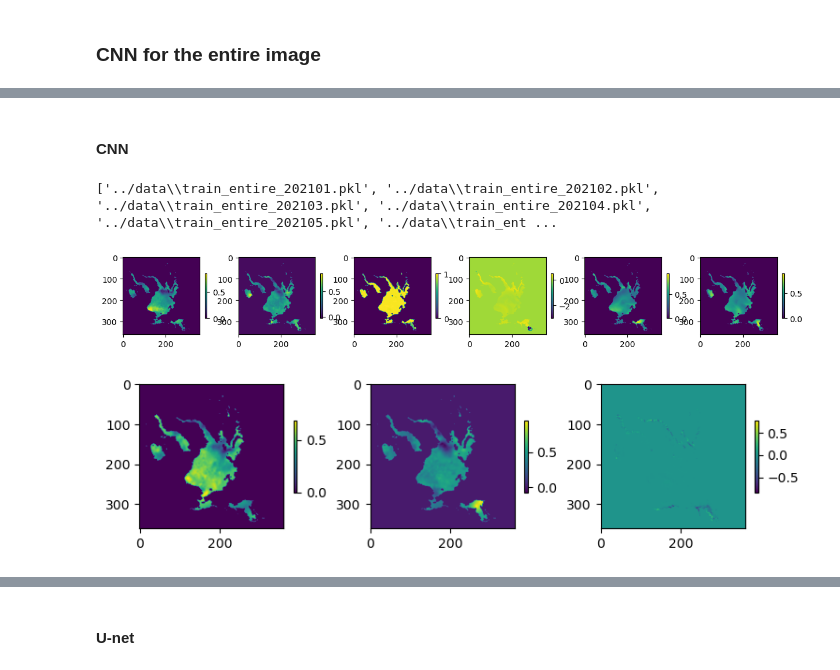
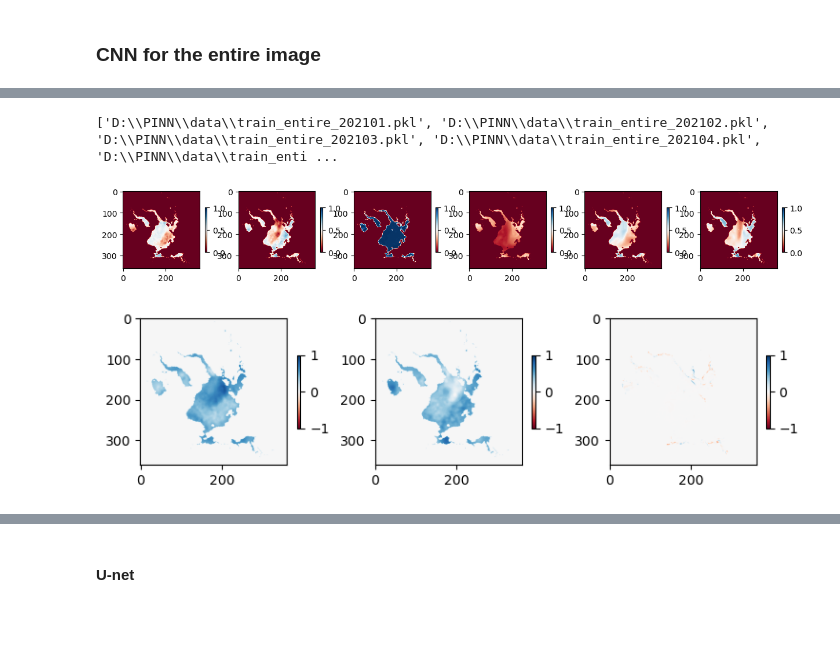
Before and after one commit to BinaLab/PINN_seaice, a Jupyter notebook: Read_data_CNN.ipynb, the cells around one changed output, grey strips where cells are left out. Drawn from its saved outputs; the diff is of its cells as text; code cells hidden in the pictures; blank space fills up the shorter version.

```diff
--- a/Read_data_CNN.ipynb
+++ b/Read_data_CNN.ipynb
@@ -773,3 +385,0 @@ print("Complete creating input data")
-# %%
-n_samples = np.arange(60,61)
-xx, yy, test_input, test_output = make_dataset(year, n_samples, ds, datatype = "table")
@@ -893,18 +386,2 @@ for k in range(0, len(ax)):
-# %%
-model = models.Sequential([
-    tf.keras.layers.Flatten(input_shape=np.shape(train_input)[1:]),
-    tf.keras.layers.Dense(128, activation='relu'),
-    tf.keras.layers.Dense(27)
-])
-
-model.summary()
-
-# tf.keras.Model(inputs, outputs, name="U-Net")
-# unet_model.compile(optimizer=tf.keras.optimizers.Adam(),
-#                    loss="sparse_categorical_crossentropy",
-#                    metrics="accuracy")
-
-model.compile(optimizer='adam', loss=physics_loss())
-model.fit(train_input, train_output, epochs=10, verbose = 1)
 # %% [markdown]
 ### CNN for the entire image
@@ -919,14 +388,18 @@ plt.imshow(a[:, :, 2])
-# %% [markdown]
-#### CNN
 # %%
-files = glob.glob('../data/train_entire_20*.pkl')
+## Entire-type data
+data_path = "D:\\PINN\\data"
+model_path = "D:\\PINN\\model"
+
+files = glob.glob(data_path + '/train_entire_2021*.pkl')
 print(files)
 
 first = True
 for f in files:
     with open(f, 'rb') as file:
         xx, yy, input0, output0 = pickle.load(file)
-        output0[:, :, :, 2] = output0[:, :, :, 2] - input0[:, :, :, 2]
+        d_sic = output0[:, :, :, 2] - input0[:, :, :, 2]
+        output0[:, :, :, 2] = d_sic
+
     if first:
         train_input = input0
         train_output = output0
@@ -934,25 +407,22 @@ for f in files:
     else:
         train_input = np.concatenate((train_input, input0))
         train_output = np.concatenate((train_output, output0))
-
-with open('../data/train_entire_202103.pkl', 'rb') as file:
-    xx, yy, test_input, test_output = pickle.load(file)
 # %% [output]
-['../data\\train_entire_202101.pkl', '../data\\train_entire_202102.pkl', '../data\\train_entire_202103.pkl', '../data\\train_entire_202104.pkl', '../data\\train_entire_202105.pkl', '../data\\train_ent ...
+['D:\\PINN\\data\\train_entire_202101.pkl', 'D:\\PINN\\data\\train_entire_202102.pkl', 'D:\\PINN\\data\\train_entire_202103.pkl', 'D:\\PINN\\data\\train_entire_202104.pkl', 'D:\\PINN\\data\\train_enti ...
 # %%
-ind = 80
+ind = 100
 fig, ax = plt.subplots(1, 6, figsize = (15,2))
 for k in range(0, len(ax)):
-    p = ax[k].imshow(train_input[ind, :, :, k])
+    p = ax[k].imshow(train_input[ind, :, :, k], vmin=0, vmax = 1, cmap = "RdBu")
     fig.colorbar(p, ax=ax[k], shrink = 0.5)
     # ax[2, k].scatter(xx, yy, c=test_output[:, 1, 1, k]*scaling[k], s=1, vmax = vmax[k], vmin = vmin[k], cmap = cm[k])
 # %% [output]
-[figure, old version]
+[figure, new version]
 # %%
 fig, ax = plt.subplots(1, 3, figsize = (9,2))
 for k in range(0, len(ax)):
-    p = ax[k].imshow(train_output[ind, :, :, k])
+    p = ax[k].imshow(train_output[ind, :, :, k], vmin = -1, vmax = 1, cmap = "RdBu")
     fig.colorbar(p, ax=ax[k], shrink = 0.5)
     # ax[2, k].scatter(xx, yy, c=test_output[:, 1, 1, k]*scaling[k], s=1, vmax = vmax[k], vmin = vmin[k], cmap = cm[k])
 # %% [output]
-[figure, old version]
+[figure, new version]
```
Also changed, not shown: parts of 21 cells of this notebook, 3 other files.
